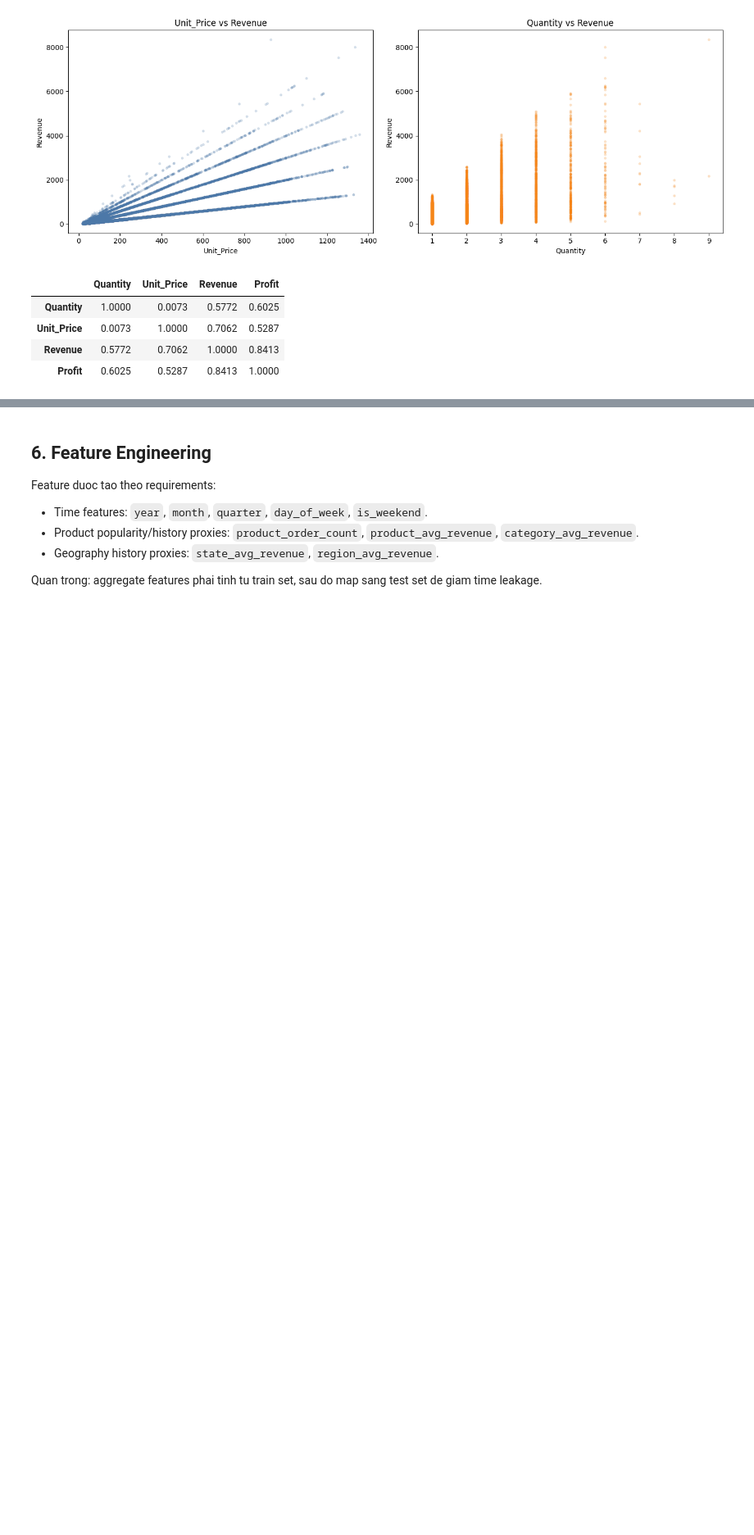
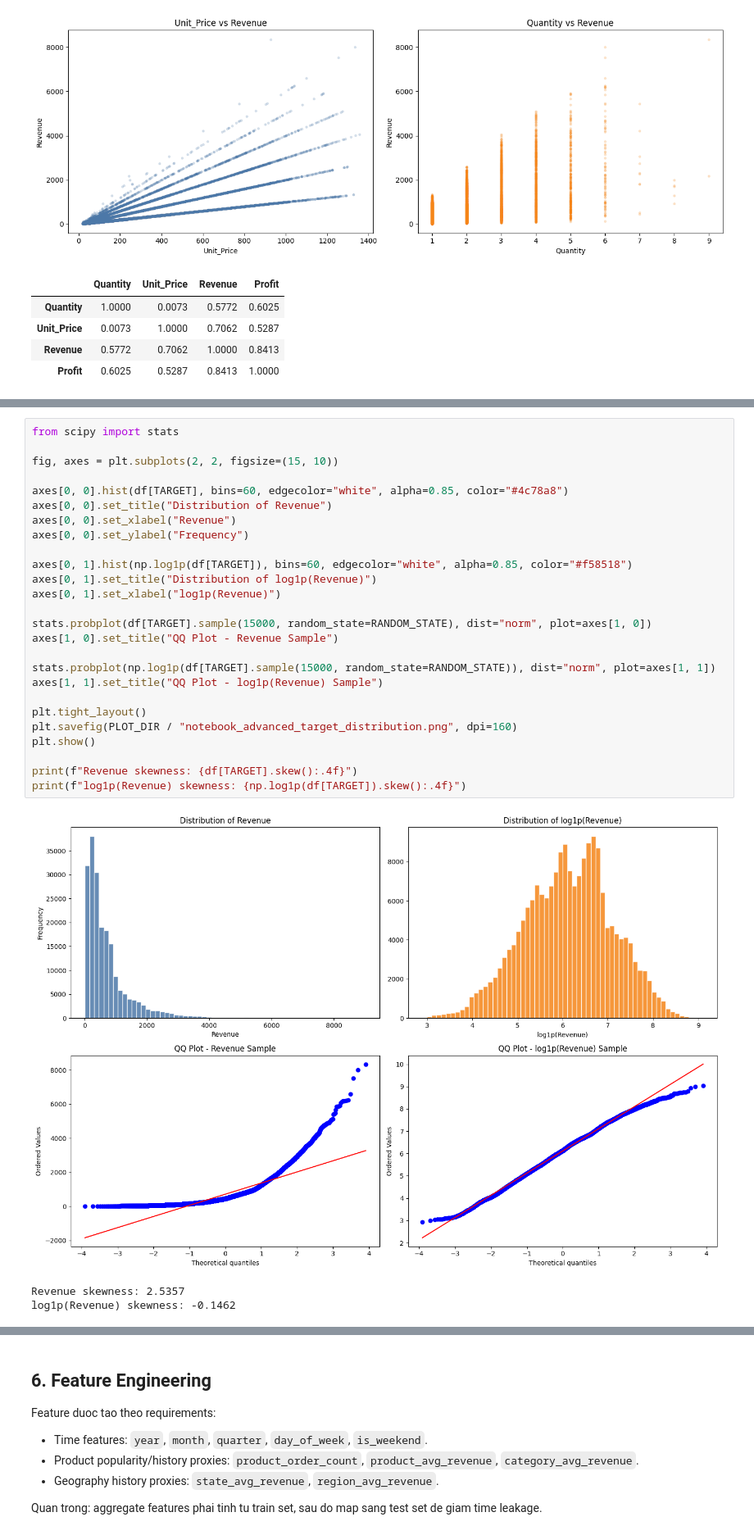
Before and after one commit to QuangManhAI/lab02-machine-learning, a Jupyter notebook: notebooks/product_sales_prediction_complete.ipynb, the cells around one changed output, grey strips where cells are left out. Shown at 82% size. Cells and saved outputs as stored; diff of their text form; blank space fills up the shorter version.

```diff
--- a/notebooks/product_sales_prediction_complete.ipynb
+++ b/notebooks/product_sales_prediction_complete.ipynb
@@ -449,0 +463,30 @@ display(df[["Quantity", "Unit_Price", "Revenue", "Profit"]].corr().round(4))
+# %%
+from scipy import stats
+
+fig, axes = plt.subplots(2, 2, figsize=(15, 10))
+
+axes[0, 0].hist(df[TARGET], bins=60, edgecolor="white", alpha=0.85, color="#4c78a8")
+axes[0, 0].set_title("Distribution of Revenue")
+axes[0, 0].set_xlabel("Revenue")
+axes[0, 0].set_ylabel("Frequency")
+
+axes[0, 1].hist(np.log1p(df[TARGET]), bins=60, edgecolor="white", alpha=0.85, color="#f58518")
+axes[0, 1].set_title("Distribution of log1p(Revenue)")
+axes[0, 1].set_xlabel("log1p(Revenue)")
+
+stats.probplot(df[TARGET].sample(15000, random_state=RANDOM_STATE), dist="norm", plot=axes[1, 0])
+axes[1, 0].set_title("QQ Plot - Revenue Sample")
+
+stats.probplot(np.log1p(df[TARGET].sample(15000, random_state=RANDOM_STATE)), dist="norm", plot=axes[1, 1])
+axes[1, 1].set_title("QQ Plot - log1p(Revenue) Sample")
+
+plt.tight_layout()
+plt.savefig(PLOT_DIR / "notebook_advanced_target_distribution.png", dpi=160)
+plt.show()
+
+print(f"Revenue skewness: {df[TARGET].skew():.4f}")
+print(f"log1p(Revenue) skewness: {np.log1p(df[TARGET]).skew():.4f}")
+# %% [output]
+[figure, added]
+Revenue skewness: 2.5357
+log1p(Revenue) skewness: -0.1462
```
Also changed, not shown: parts of 14 cells of this notebook, 11 other files.
